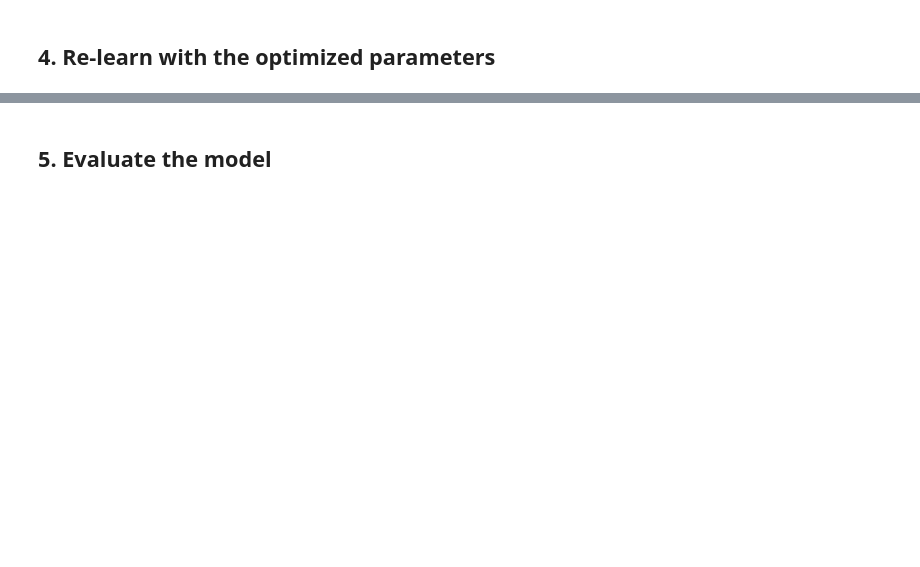
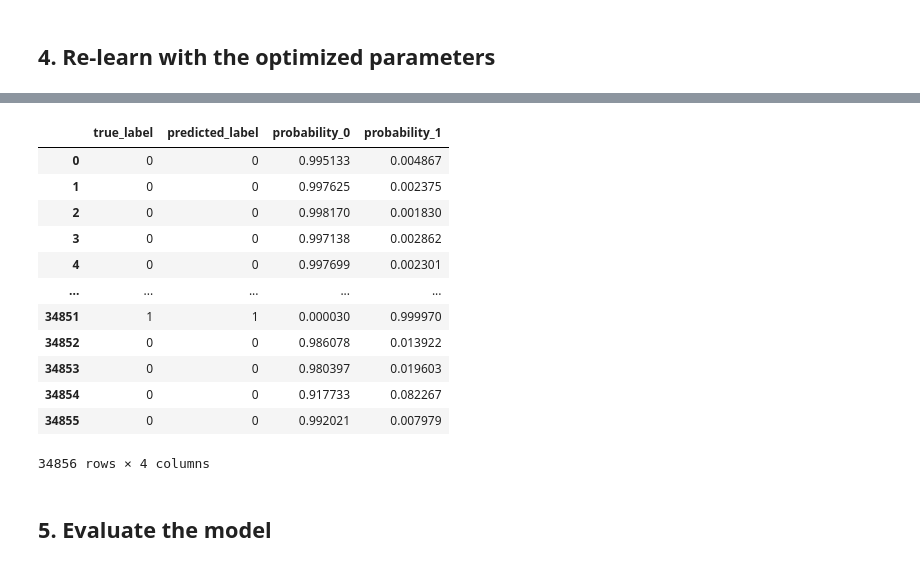
Before and after one commit to Reb-jon/Applying-Data-Science, a Jupyter notebook: ModelDevelopment_LSTM.ipynb, the cells around one changed output, grey strips where cells are left out. Saved outputs shown, nothing was run; the diff lists cells and outputs as text; code cells hidden in the pictures; blank space fills up the shorter version.

```diff
--- a/ModelDevelopment_LSTM.ipynb
+++ b/ModelDevelopment_LSTM.ipynb
@@ -252,3 +268,29 @@ plt.show()
+# %%
+# Combine everything into a nice table
+results_df = pd.DataFrame({
+    "true_label": y_val,
+    "predicted_label": predicted_labels,
+    "probability_0": prob_0,   # loan_status = 0
+    "probability_1": prob_1    # loan_status = 1
+})
+
+# Preview
+results_df.to_csv("results.csv")
+results_df
+# %% [output]
+|  | true_label | predicted_label | probability_0 | probability_1 |
+| 0 | 0 | 0 | 0.995133 | 0.004867 |
+| 1 | 0 | 0 | 0.997625 | 0.002375 |
+| 2 | 0 | 0 | 0.998170 | 0.001830 |
+| 3 | 0 | 0 | 0.997138 | 0.002862 |
+| 4 | 0 | 0 | 0.997699 | 0.002301 |
+| ... | ... | ... | ... | ... |
+| 34851 | 1 | 1 | 0.000030 | 0.999970 |
+| 34852 | 0 | 0 | 0.986078 | 0.013922 |
+| 34853 | 0 | 0 | 0.980397 | 0.019603 |
+| 34854 | 0 | 0 | 0.917733 | 0.082267 |
+| 34855 | 0 | 0 | 0.992021 | 0.007979 |
+34856 rows × 4 columns
 # %% [markdown]
 ## 5. Evaluate the model
 # %%
```
Also changed, not shown: parts of 9 cells of this notebook.
